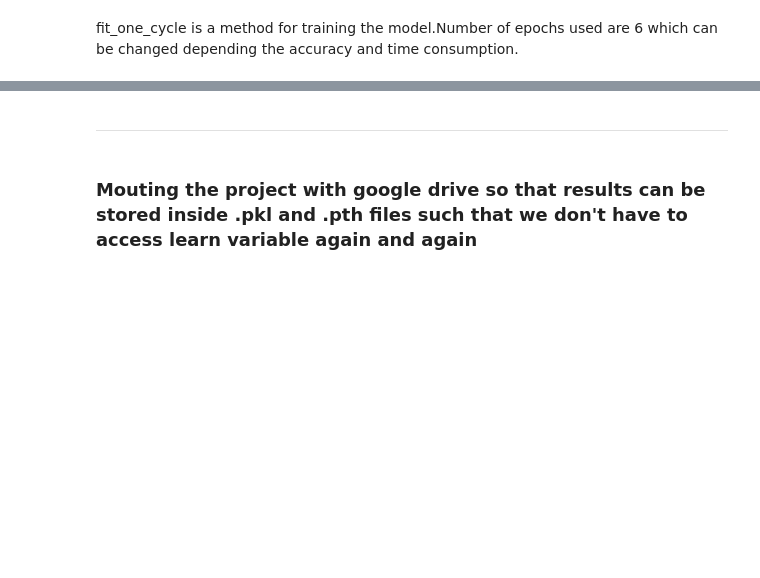
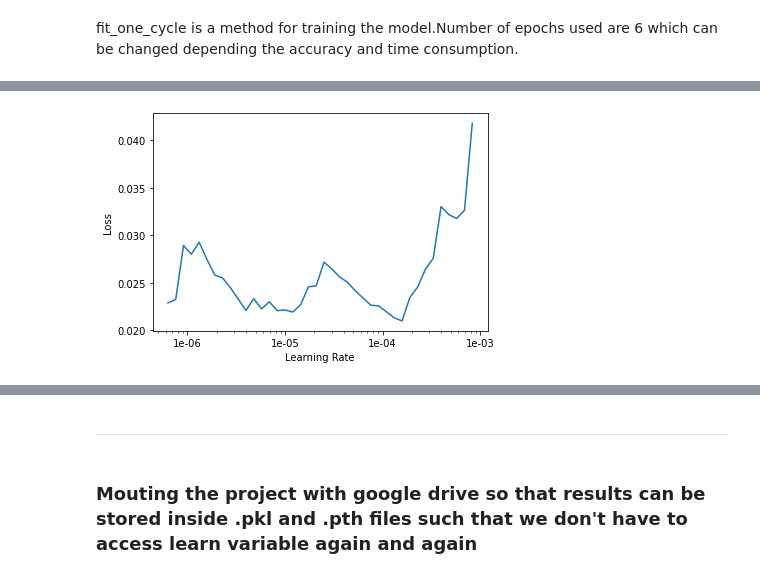
Before and after one commit to geeksman-JCBOSE/Geeksman_AISqaud_Project1_Mridul, a Jupyter notebook: Pokedex(2).ipynb, the cells around one changed output, grey strips where cells are left out. Saved outputs shown, nothing was run; the diff lists cells and outputs as text; code cells hidden in the pictures; blank space fills up the shorter version.

```diff
--- a/Pokedex(2).ipynb
+++ b/Pokedex(2).ipynb
@@ -126,0 +111,2 @@ learn.fit_one_cycle(6)
+# %%
+learn.fit_one_cycle(8)
@@ -126,0 +123,5 @@ learn.fit_one_cycle(6)
+# %%
+learn.unfreeze()
+learn.recorder.plot()
+# %% [output]
+[figure, added]
```
Also changed, not shown: parts of 10 cells of this notebook.
